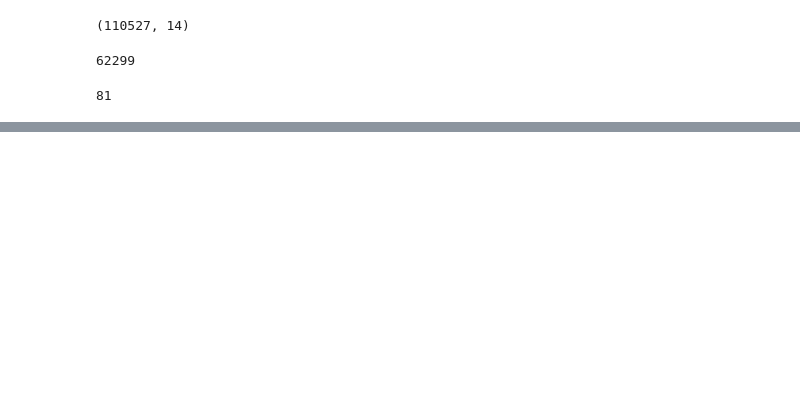
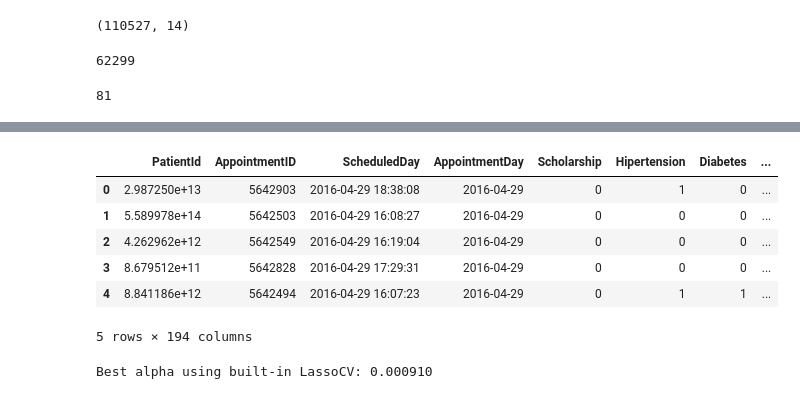
Before and after one commit to Oladotun/PatientNoShows, a Jupyter notebook: PredictPatientNoShows.ipynb, the cells around one changed output, grey strips where cells are left out. Drawn from its saved outputs; the diff is of its cells as text; code cells hidden in the pictures; blank space fills up the shorter version.

```diff
--- a/PredictPatientNoShows.ipynb
+++ b/PredictPatientNoShows.ipynb
@@ -34,0 +107,10 @@ KeyError: 'age'
+# %%
+dataset.head()
+# %% [output]
+|  | PatientId | AppointmentID | ScheduledDay | AppointmentDay | Scholarship | Hipertension | Diabetes | ... |
+| 0 | 2.987250e+13 | 5642903 | 2016-04-29 18:38:08 | 2016-04-29 | 0 | 1 | 0 | ... |
+| 1 | 5.589978e+14 | 5642503 | 2016-04-29 16:08:27 | 2016-04-29 | 0 | 0 | 0 | ... |
+| 2 | 4.262962e+12 | 5642549 | 2016-04-29 16:19:04 | 2016-04-29 | 0 | 0 | 0 | ... |
+| 3 | 8.679512e+11 | 5642828 | 2016-04-29 17:29:31 | 2016-04-29 | 0 | 0 | 0 | ... |
+| 4 | 8.841186e+12 | 5642494 | 2016-04-29 16:07:23 | 2016-04-29 | 0 | 1 | 1 | ... |
+5 rows × 194 columns
@@ -34,0 +131,8 @@ KeyError: 'age'
+# %%
+reg = LassoCV()
+reg.fit(X_train, y_train)
+print("Best alpha using built-in LassoCV: %f" % reg.alpha_)
+# print("Best score using built-in LassoCV: %f" %reg.score(X_test.reshape(-1,1),y_test))
+coef = pd.Series(reg.coef_, index = X.columns)
+# %% [output]
+Best alpha using built-in LassoCV: 0.000910
```
Also changed, not shown: parts of 28 cells of this notebook.
